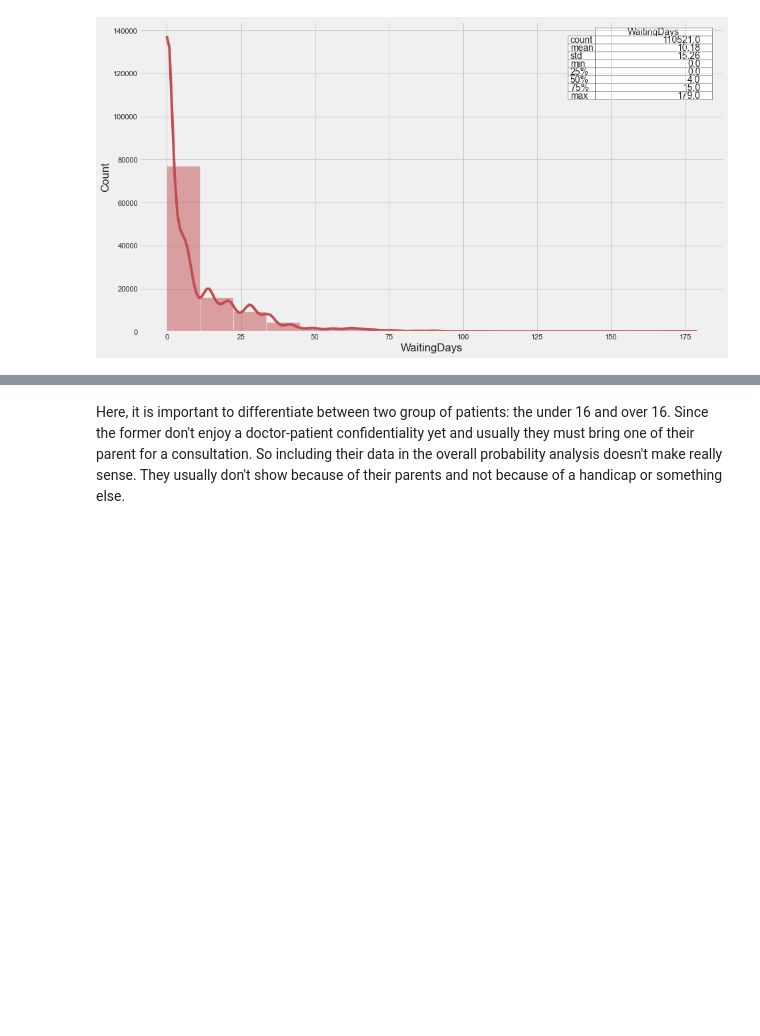
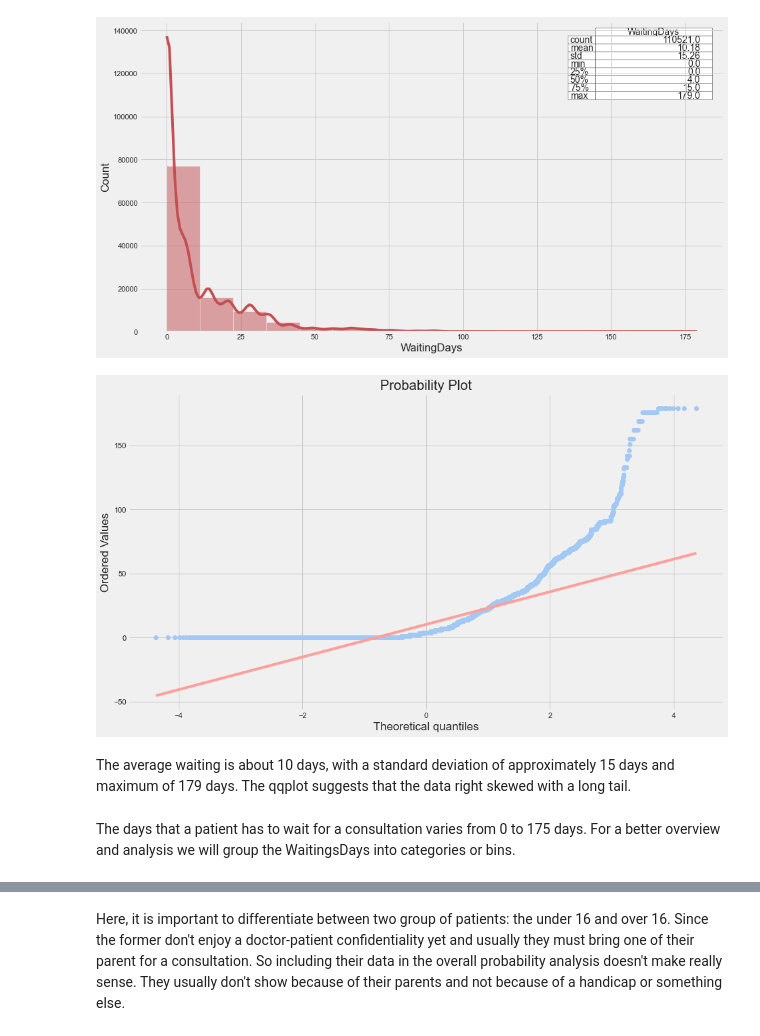
Before and after one commit to skacem/Business-Analytics, a Jupyter notebook: Misc/Medical_appointment_analysis.ipynb, the cells around one changed output, grey strips where cells are left out. Saved outputs shown, nothing was run; the diff lists cells and outputs as text; code cells hidden in the pictures; blank space fills up the shorter version.

Commit message:
add waiting days analysis

```diff
--- a/Misc/Medical_appointment_analysis.ipynb
+++ b/Misc/Medical_appointment_analysis.ipynb
@@ -306,3 +331,13 @@ pd.plotting.table(g, np.round(df['WaitingDays'].describe(), 2),
                   loc='upper right', colWidths=[.2, .2, .3, .3]);
 # %% [output]
 [figure]
+# %%
+import scipy.stats as stats
+
+stats.probplot(df['WaitingDays'], dist='norm', plot=plt);
+# %% [output]
+[figure, added]
+# %% [markdown]
+The average waiting is about 10 days, with a standard deviation of approximately 15 days and maximum of 179 days. The qqplot suggests that the data right skewed with a long tail.
+# %% [markdown]
+The days that a patient has to wait for a consultation varies from 0 to 175 days. For a better overview and analysis we will group the WaitingsDays into categories or bins.
```
Also changed, not shown: parts of 9 cells of this notebook.
